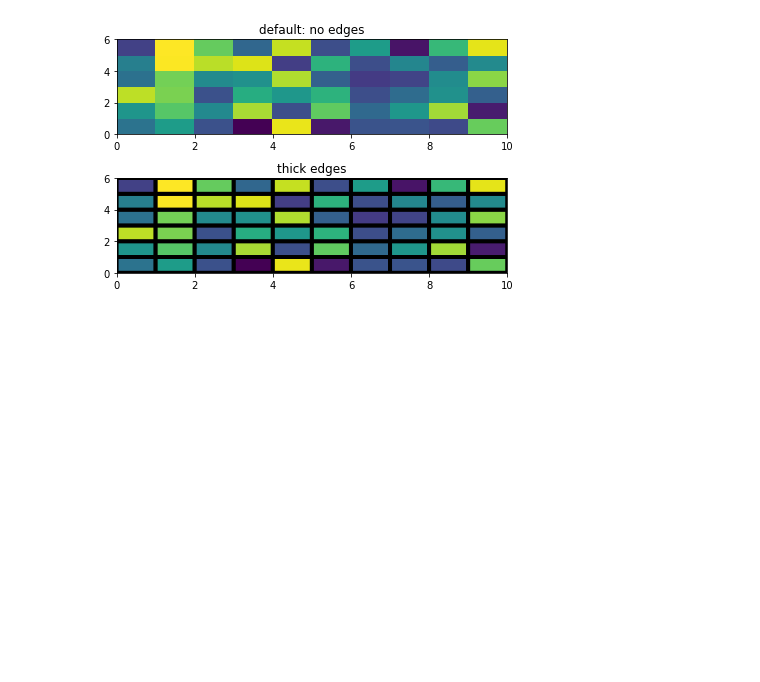
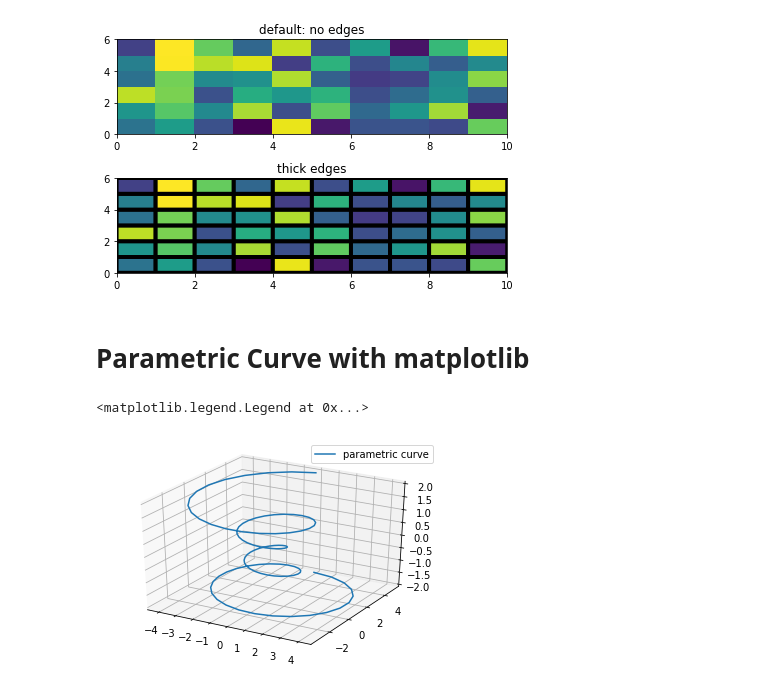
Before and after one commit to aaronremski/JupyterNotebookTest, a Jupyter notebook: JupyterNotebookTest2.ipynb, the cells around one changed output. Saved outputs shown, nothing was run; the diff lists cells and outputs as text; code cells hidden in the pictures; blank space fills up the shorter version.

Commit message:
additional parametric curve save

```diff
--- a/JupyterNotebookTest2.ipynb
+++ b/JupyterNotebookTest2.ipynb
@@ -28,3 +28,23 @@ fig.tight_layout()
 plt.show()
 # %% [output]
 [figure]
+# %% [markdown]
+# Parametric Curve with matplotlib
+# %%
+plt.rcParams['legend.fontsize'] = 10
+
+fig = plt.figure()
+ax = fig.gca(projection='3d')
+
+# Prepare arrays x, y, z
+theta = np.linspace(-4 * np.pi, 4 * np.pi, 100)
+z = np.linspace(-2, 2, 100)
+r = z**2 + 1
+x = r * np.sin(theta)
+y = r * np.cos(theta)
+
+ax.plot(x, y, z, label='parametric curve')
+ax.legend()
+# %% [output]
+<matplotlib.legend.Legend at 0x...>
+[figure, added]
```
Also changed, not shown: parts of 1 cell of this notebook.
